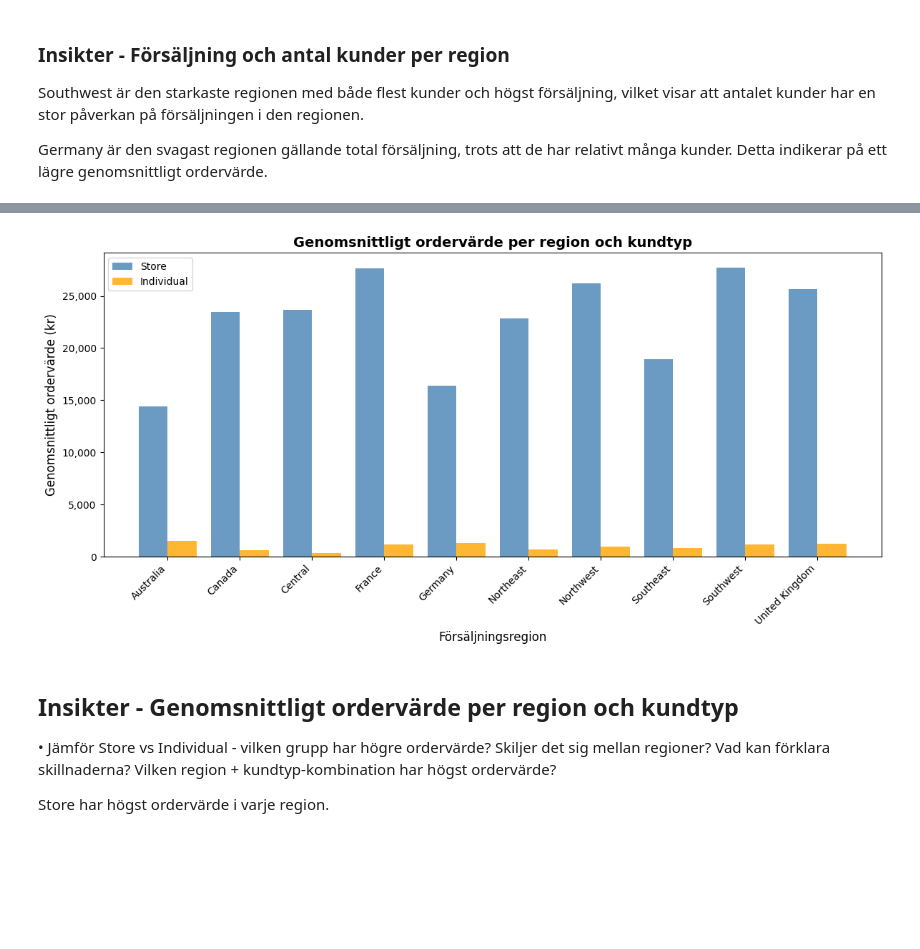
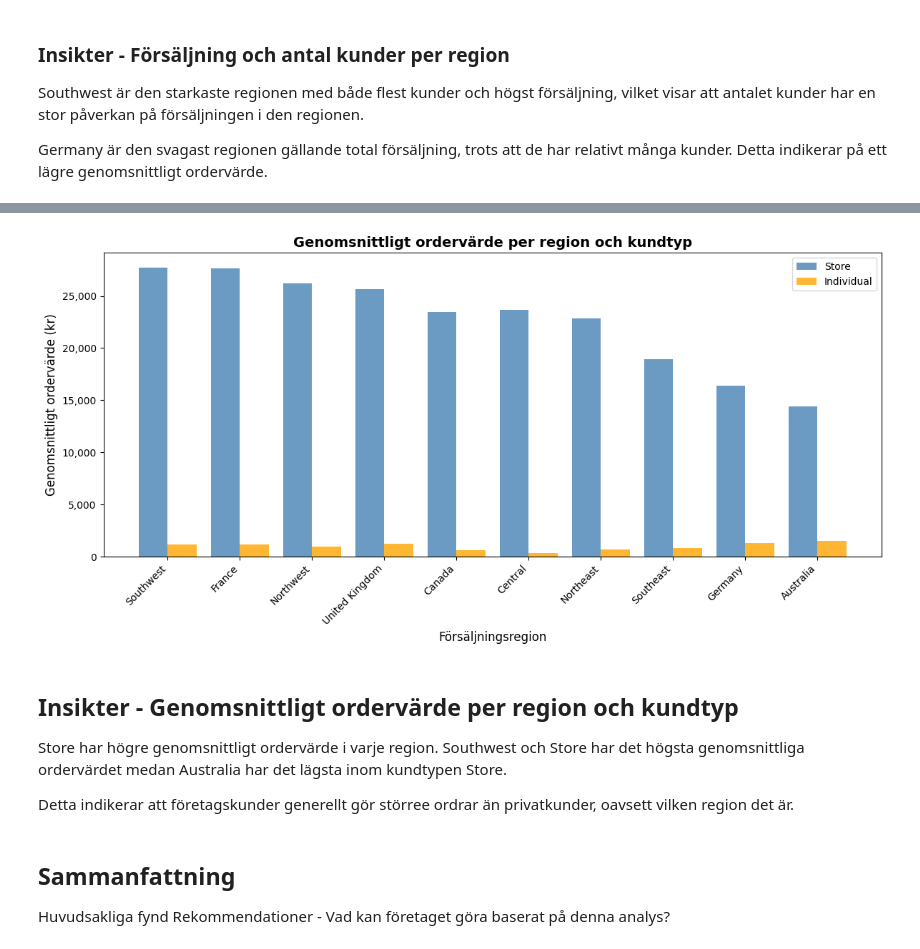
Before and after one commit to iidaclaesson/AdventureWorks2025-analys, a Jupyter notebook: notebooks/analys.ipynb, the cells around one changed output, grey strips where cells are left out. Drawn from its saved outputs; the diff is of its cells as text; code cells hidden in the pictures; blank space fills up the shorter version.

Commit message:
Added text to plans before each visualisaion

```diff
--- a/notebooks/analys.ipynb
+++ b/notebooks/analys.ipynb
@@ -452,8 +466,9 @@ ORDER BY AverageOrderValue DESC;
 
 df_vis7 = query_df(query_vis7)
 
-store_data = df_vis7[df_vis7['CustomerType'] == 'Store'].sort_values('Territory')
-individual_data = df_vis7[df_vis7['CustomerType'] == 'Individual'].sort_values('Territory')
+order= (df_vis7.groupby('Territory')['AverageOrderValue'].mean().sort_values(ascending=False).index)
+store_data = df_vis7[df_vis7['CustomerType'] == 'Store'].set_index('Territory').loc[order].reset_index()
+individual_data = df_vis7[df_vis7['CustomerType'] == 'Individual'].set_index('Territory').loc[order].reset_index()
 
 x = range(len(store_data))
 width = 0.4
@@ -464,37 +479,42 @@ ax.bar(
     [i - width/2 for i in x],
     store_data['AverageOrderValue'],
     width=width,
     color='steelblue',
     label='Store',
     alpha=0.8
 )
 
 ax.bar(
     [i + width/2 for i in x],
     individual_data['AverageOrderValue'],
     width=width,
     color='orange',
     label='Individual',
     alpha=0.8
 )
 
 ax.set_xticks(list(x))
 ax.set_xticklabels(store_data['Territory'], rotation=45, ha='right')
 ax.set_ylabel('Genomsnittligt ordervärde (kr)', fontsize=12)
 
 ax.set_xlabel('Försäljningsregion', fontsize=12)
 ax.set_title('Genomsnittligt ordervärde per region och kundtyp', fontsize=14, fontweight='bold')
 
 ax.set_yticklabels([f'{x:,.0f}' for x in ax.get_yticks()])
 
 ax.legend()
 plt.tight_layout()
 plt.show()
 # %% [output]
-[figure, old version]
+[figure, new version]
 # %% [markdown]
 ## Insikter - Genomsnittligt ordervärde per region och kundtyp
 
-• Jämför Store vs Individual - vilken grupp har högre ordervärde? Skiljer det sig mellan regioner? Vad kan förklara skillnaderna? Vilken region + kundtyp-kombination har högst ordervärde?
+Store har högre genomsnittligt ordervärde i varje region. Southwest och Store har det högsta genomsnittliga ordervärdet medan Australia har det lägsta inom kundtypen Store.
 
-Store har högst ordervärde i varje region.
+Detta indikerar att företagskunder generellt gör störree ordrar än privatkunder, oavsett vilken region det är.
+# %% [markdown]
+## Sammanfattning
+
+Huvudsakliga fynd
+Rekommendationer - Vad kan företaget göra baserat på denna analys?
```
Also changed, not shown: parts of 13 cells of this notebook.
